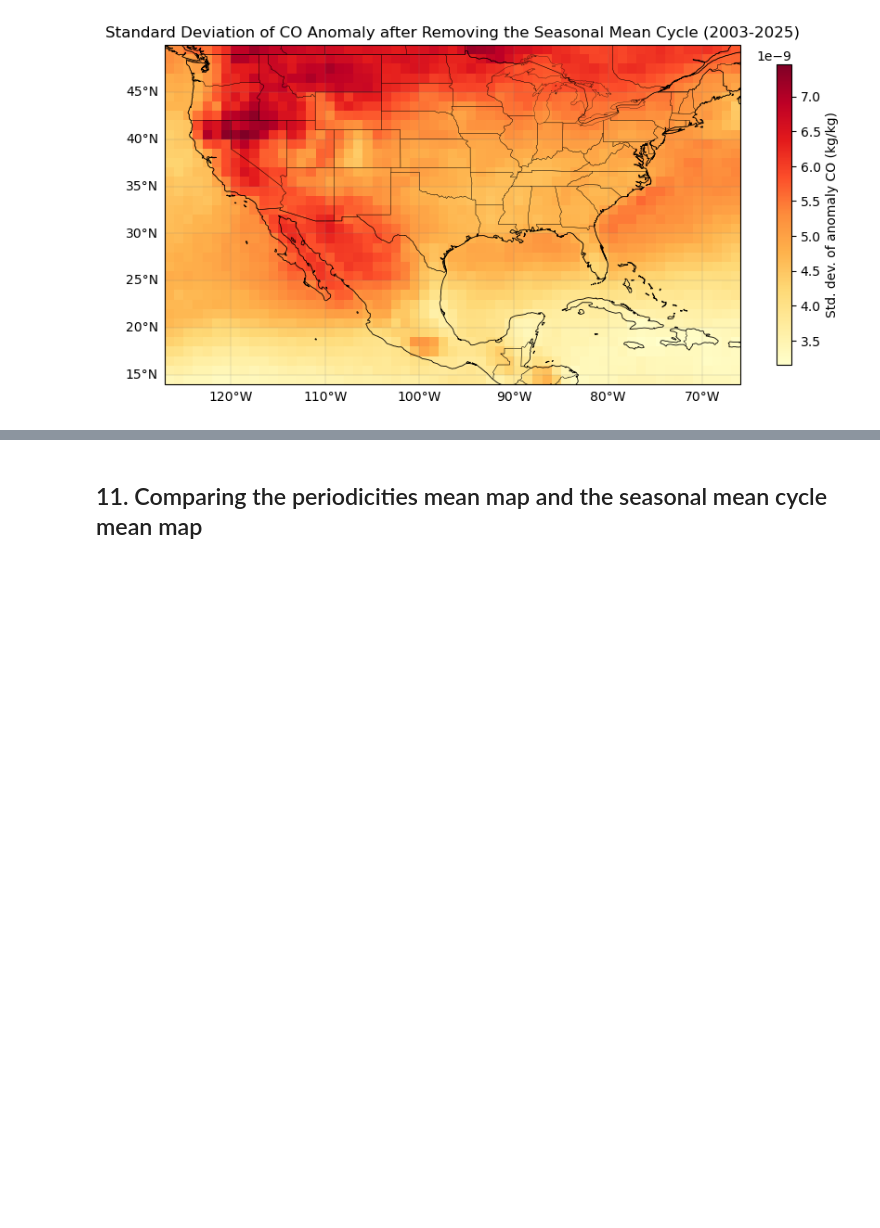
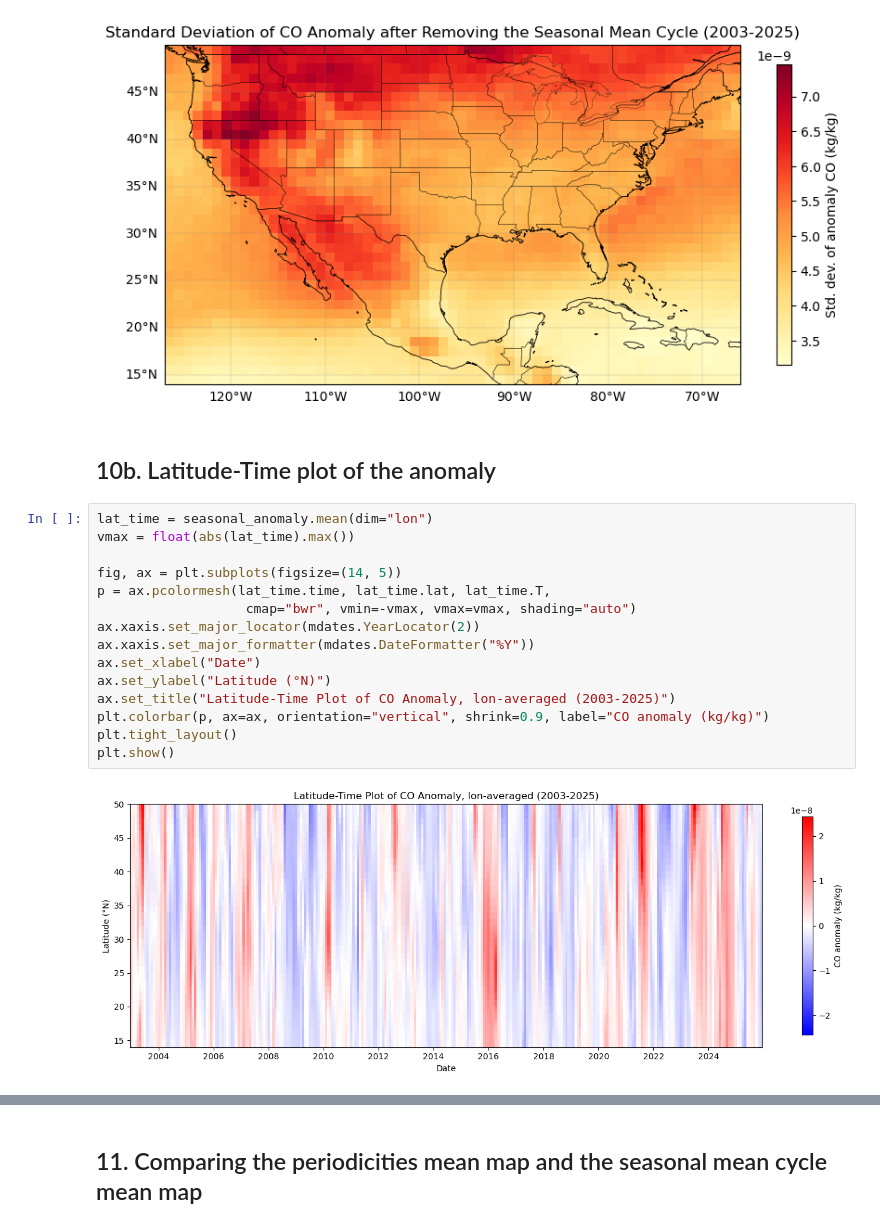
Before and after one commit to manohar322028/harmonic-analysis, a Jupyter notebook: Scripts/anomalies.ipynb, the cells around one changed output, grey strips where cells are left out. Drawn from its saved outputs; the diff is of its cells as text; blank space fills up the shorter version.

```diff
--- a/Scripts/anomalies.ipynb
+++ b/Scripts/anomalies.ipynb
@@ -473,3 +472,22 @@ plot_map(seasonal_anomaly_std_map,
          "Std. dev. of anomaly CO (kg/kg)")
 # %% [output]
 [figure]
+# %% [markdown]
+## 10b. Latitude-Time plot of the anomaly
+# %%
+lat_time = seasonal_anomaly.mean(dim="lon")
+vmax = float(abs(lat_time).max())
+
+fig, ax = plt.subplots(figsize=(14, 5))
+p = ax.pcolormesh(lat_time.time, lat_time.lat, lat_time.T,
+                   cmap="bwr", vmin=-vmax, vmax=vmax, shading="auto")
+ax.xaxis.set_major_locator(mdates.YearLocator(2))
+ax.xaxis.set_major_formatter(mdates.DateFormatter("%Y"))
+ax.set_xlabel("Date")
+ax.set_ylabel("Latitude (°N)")
+ax.set_title("Latitude-Time Plot of CO Anomaly, lon-averaged (2003-2025)")
+plt.colorbar(p, ax=ax, orientation="vertical", shrink=0.9, label="CO anomaly (kg/kg)")
+plt.tight_layout()
+plt.show()
+# %% [output]
+[figure, added]
```
Also changed, not shown: parts of 24 cells of this notebook, 6 other files.
